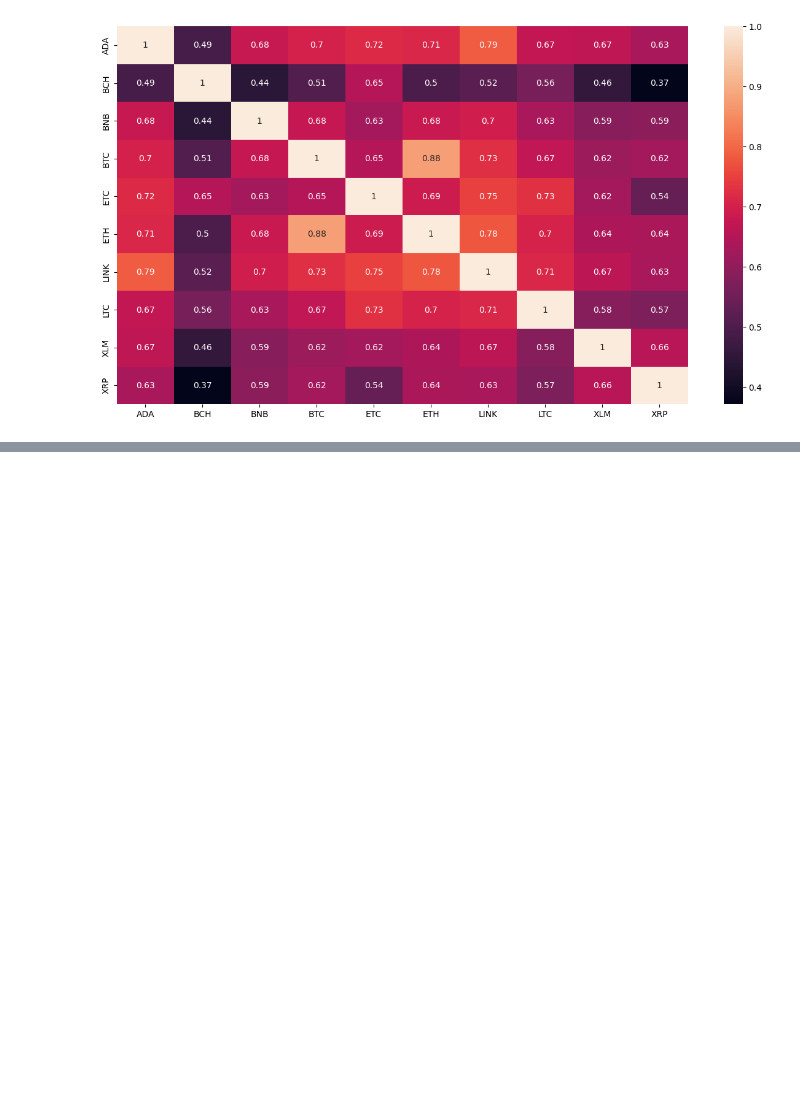
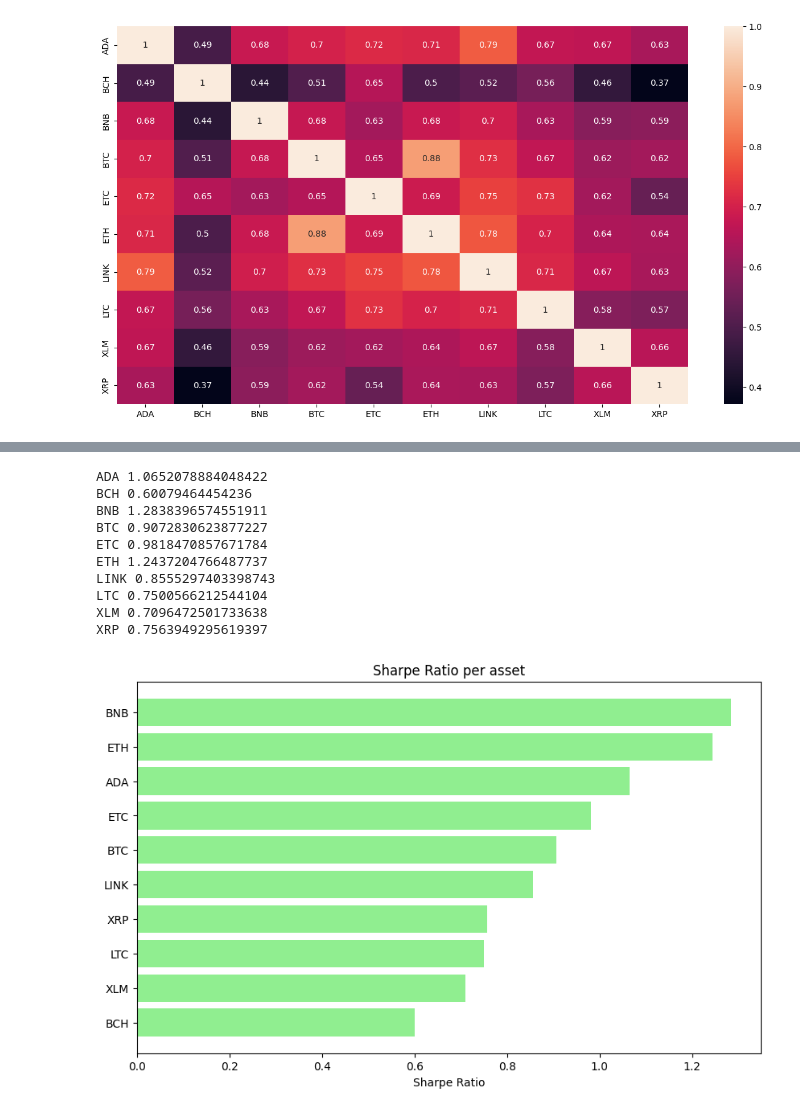
Before and after one commit to grazulisedgars/Python, a Jupyter notebook: chapter7.ipynb, the cells around one changed output, grey strips where cells are left out. Cells and saved outputs as stored; diff of their text form; code cells hidden in the pictures; blank space fills up the shorter version.

```diff
--- a/chapter7.ipynb
+++ b/chapter7.ipynb
@@ -183,0 +216,7 @@ sns.heatmap(df_pct.loc['2023-04':].corr(), annot=True)
+# %%
+temp_data = df_pct.loc[:]
+
+for col in temp_data.columns:
+    #We multiply by the square root of 8760 because our data is hourly, and there are 8760 hours in a year
+    sharpe_ratio = (8760**0.5)*(temp_data[col].mean()/temp_data[col].std()) # The operator ** is used to raise to a power. To perform a square root, you raise to the power of 0.5
+    print(col, sharpe_ratio)
@@ -183,0 +234,30 @@ sns.heatmap(df_pct.loc['2023-04':].corr(), annot=True)
+# %%
+sharpe_ratios = []
+
+temp_data = df_pct.loc[:]
+
+for col in temp_data.columns:
+    sharpe_ratio = (8760**0.5)*(temp_data[col].mean()/temp_data[col].std())
+    sharpe_ratios.append(sharpe_ratio)
+    print(col, sharpe_ratio)
+
+df_sharpe = pd.DataFrame(sharpe_ratios, index=temp_data.columns, columns=['Sharpe Ratio'])
+df_sharpe = df_sharpe.sort_values(by='Sharpe Ratio')
+
+plt.figure(figsize=(10, 6))
+plt.barh(df_sharpe.index, df_sharpe['Sharpe Ratio'], color='lightgreen')
+plt.xlabel('Sharpe Ratio')
+plt.title('Sharpe Ratio per asset')
+plt.show()
+# %% [output]
+ADA 1.0652078884048422
+BCH 0.60079464454236
+BNB 1.2838396574551911
+BTC 0.9072830623877227
+ETC 0.9818470857671784
+ETH 1.2437204766487737
+LINK 0.8555297403398743
+LTC 0.7500566212544104
+XLM 0.7096472501733638
+XRP 0.7563949295619397
+[figure, added]
```
Also changed, not shown: parts of 5 cells of this notebook.
